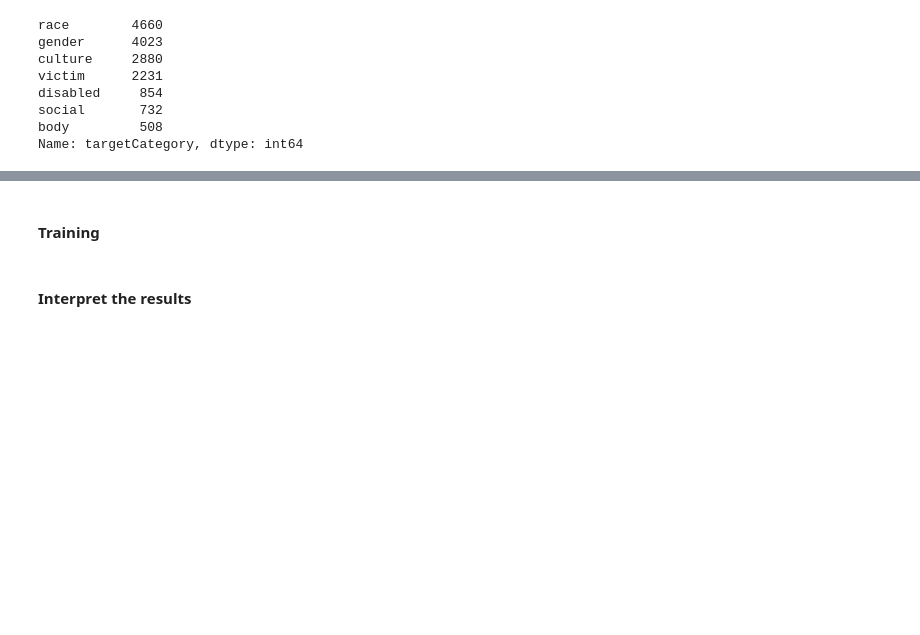
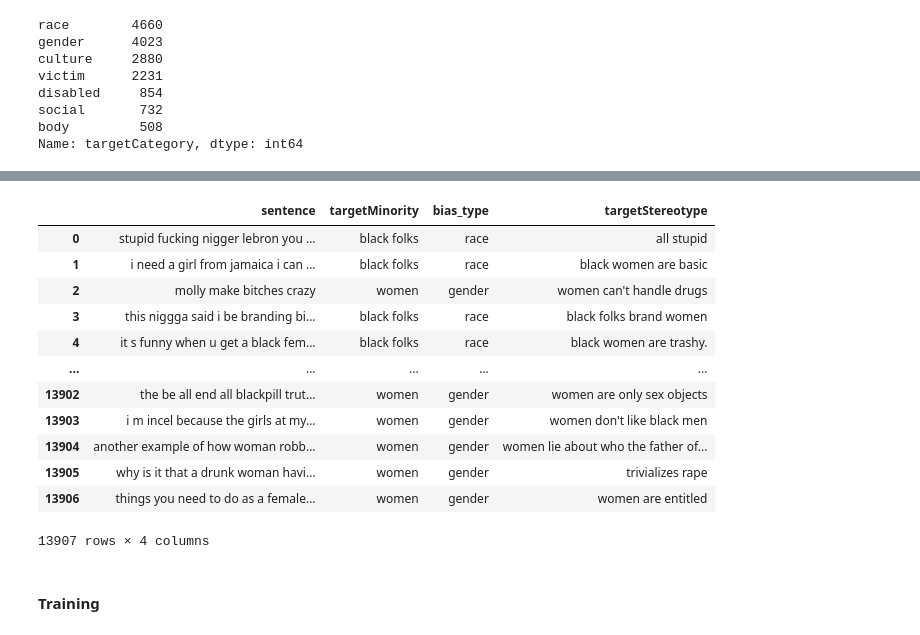
Before and after one commit to mvdheram/Stereotypical-Social-bias-detection-, a Jupyter notebook: Experiments_Ktrain,_Pytorch.ipynb, the cells around one changed output, grey strips where cells are left out. Cells and saved outputs as stored; diff of their text form; code cells hidden in the pictures; blank space fills up the shorter version.

```diff
--- a/Experiments_Ktrain,_Pytorch.ipynb
+++ b/Experiments_Ktrain,_Pytorch.ipynb
@@ -3361,0 +3514,4 @@ Mutli-class with social bias frames dataset
+# %%
+sbf = sbf.iloc[:,13:]
+# %%
+sbf.reset_index(drop=True,inplace=True)
@@ -3361,0 +3522,4 @@ Mutli-class with social bias frames dataset
+# %%
+sbf['post'] = sbf['post'].apply(preprocessing_post)
+# %%
+sbf.rename(columns = {'post':'sentence','targetCategory':'bias_type'},inplace = True)
@@ -3362,4 +3588,18 @@ Mutli-class with social bias frames dataset
+# %%
+sbf.
+# %% [output]
+|  | sentence | targetMinority | bias_type | targetStereotype |
+| 0 | stupid fucking nigger lebron you ... | black folks | race | all stupid |
+| 1 | i need a girl from jamaica i can ... | black folks | race | black women are basic |
+| 2 | molly make bitches crazy | women | gender | women can't handle drugs |
+| 3 | this niggga said i be branding bi... | black folks | race | black folks brand women |
+| 4 | it s funny when u get a black fem... | black folks | race | black women are trashy. |
+| ... | ... | ... | ... | ... |
+| 13902 | the be all end all blackpill trut... | women | gender | women are only sex objects |
+| 13903 | i m incel because the girls at my... | women | gender | women don't like black men |
+| 13904 | another example of how woman robb... | women | gender | women lie about who the father of... |
+| 13905 | why is it that a drunk woman havi... | women | gender | trivializes rape |
+| 13906 | things you need to do as a female... | women | gender | women are entitled |
+13907 rows × 4 columns
 # %% [markdown]
 #### Training
-# %% [markdown]
-#### Interpret the results
```
Also changed, not shown: parts of 93 cells of this notebook.
